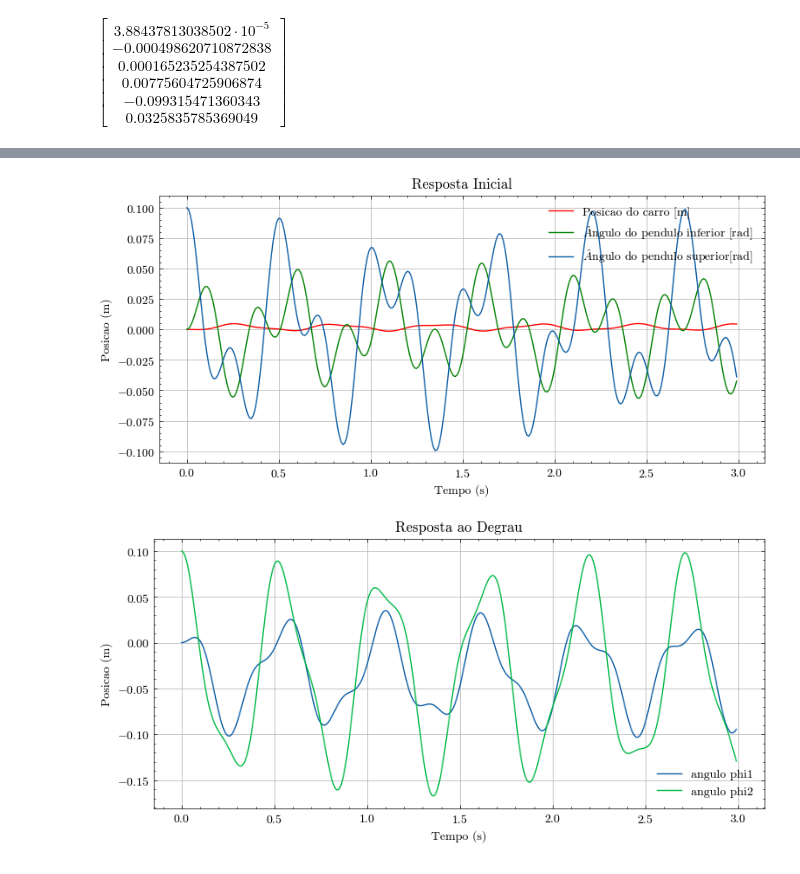
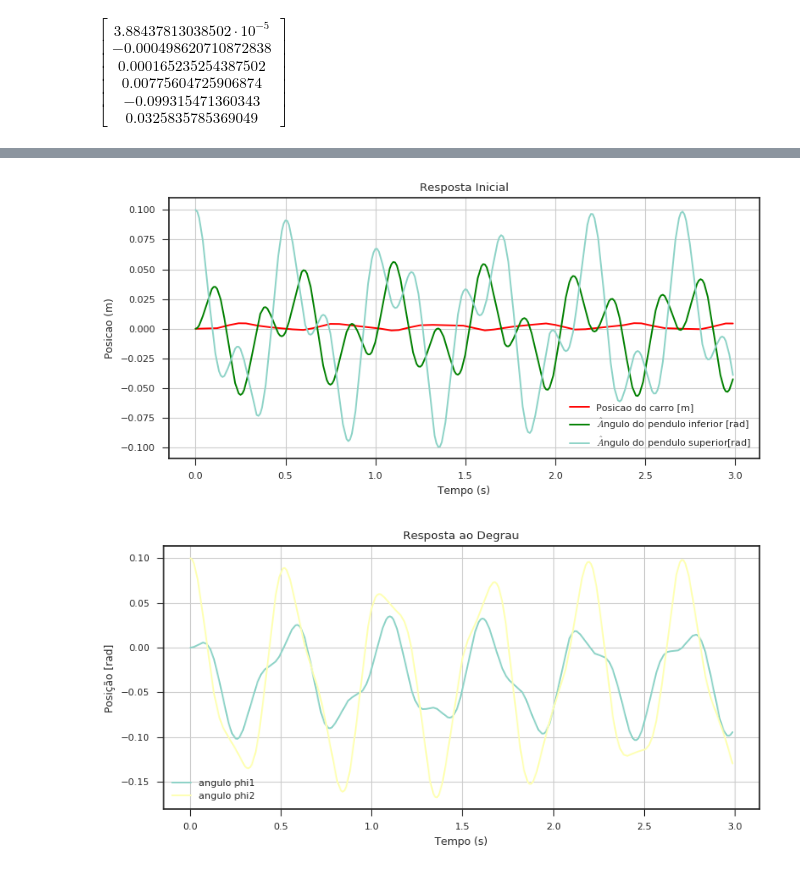
Before and after one commit to thebrendonbarbosa/Projeto_TCC_DPI_Thalyson, a Jupyter notebook: scripts/modelagem_sistema_duplo_pêndulo.ipynb, the cells around one changed output, grey strips where cells are left out. Saved outputs shown, nothing was run; the diff lists cells and outputs as text; code cells hidden in the pictures.

```diff
--- a/scripts/modelagem_sistema_duplo_pêndulo.ipynb
+++ b/scripts/modelagem_sistema_duplo_pêndulo.ipynb
@@ -280,25 +398,25 @@ soluODE = odeint(dSdt, y0=[0.0, np.deg2rad(2), -np.deg2rad(2), 0.0, 0, 0], t=t)
 # %%
-plt.style.use(['science','no-latex'])
+#plt.style.use(['ggplot'])
 plt.figure(figsize=(10,8))
 # plt.title('Resposta em malha aberta')
 plt.subplot(3,1,1)
-plt.plot(soluODE.T[0],'b',linewidth=1.5,label='Pos. X')
+plt.plot(soluODE.T[0],'r',linewidth=1.5,label='Pos. X')
 # plt.xlabel('Amostras [s]',fontsize=11)
-plt.ylabel('Posicao [m]',fontsize=11)
+plt.ylabel('Posicão [m]',fontsize=11)
 plt.grid(True)
 plt.legend(loc='upper right',fontsize='small')
 
 plt.subplot(3,1,2)
 plt.plot(np.rad2deg(soluODE.T[1]),'b',linewidth=1.5,label='Pos. pendulo inferior')
 # plt.xlabel('Amostras [s]',fontsize=11)
-plt.ylabel('Posicao [Graus]',fontsize=11)
+plt.ylabel('Posição [Graus]',fontsize=11)
 plt.grid(True)
 plt.legend(loc='upper right',fontsize='small')
 
 plt.subplot(3,1,3)
-plt.plot(np.rad2deg(soluODE.T[2]),'b',linewidth=1.5,label='Pos. pendulo superior')
+plt.plot(np.rad2deg(soluODE.T[2]),'g',linewidth=1.5,label='Pos. pendulo superior')
 plt.xlabel('Amostras [s]',fontsize=11)
-plt.ylabel('Posicao [Graus]',fontsize=11)
+plt.ylabel('Posicão [Graus]',fontsize=11)
 plt.grid(True)
 plt.legend(loc='upper right',fontsize='small')
 plt.show()
@@ -307,5 +425,5 @@ plt.show()
 # %%
-plt.style.use(['science','no-latex'])
+plt.style.use(['ggplot'])
 plt.figure(figsize=(10,8))
 # plt.title('Resposta em malha aberta')
 plt.subplot(3,1,1)
@@ -621,7 +767,7 @@ plt.style.available
 altura = 4
 largura = 9
 
-plt.style.use(['science','no-latex'])
+plt.style.use(['seaborn-v0_8-ticks'])
 #plt.style.use(['science','seaborn-v0_8-whitegrid'])
 subplots = plt.subplots(1, 1, figsize=(largura, altura))
 subplots[1].plot(t,y[0], '-r',label='Posicao do carro [m]')
@@ -634,19 +780,19 @@ subplots[1].grid(True)
 subplots[1].legend()
 plt.show()
 # %% [output]
-[figure, old version]
+[figure, new version]
 # %%
 altura = 4
 largura = 9
 subplots = plt.subplots(1, 1, figsize=(largura, altura))
 #subplots[1].plot(t,d[0][0], label='x')
 subplots[1].plot(t,d[1][0], label='angulo phi1')
 subplots[1].plot(t,d[2][0], label='angulo phi2')
 subplots[1].set_title('Resposta ao Degrau')
 subplots[1].set_xlabel('Tempo (s)')
-subplots[1].set_ylabel('Posicao (m)')
+subplots[1].set_ylabel('Posição [rad]')
 subplots[1].grid(True)
 subplots[1].legend()
 plt.show()
 # %% [output]
-[figure, old version]
+[figure, new version]
```
Also changed, not shown: parts of 57 cells of this notebook, 11 other files.
